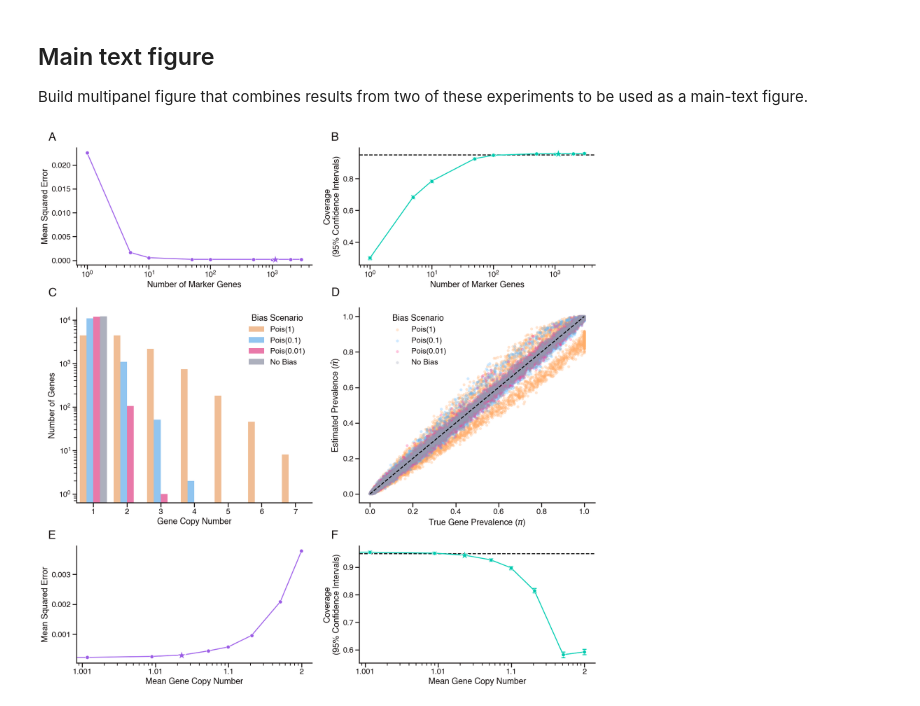
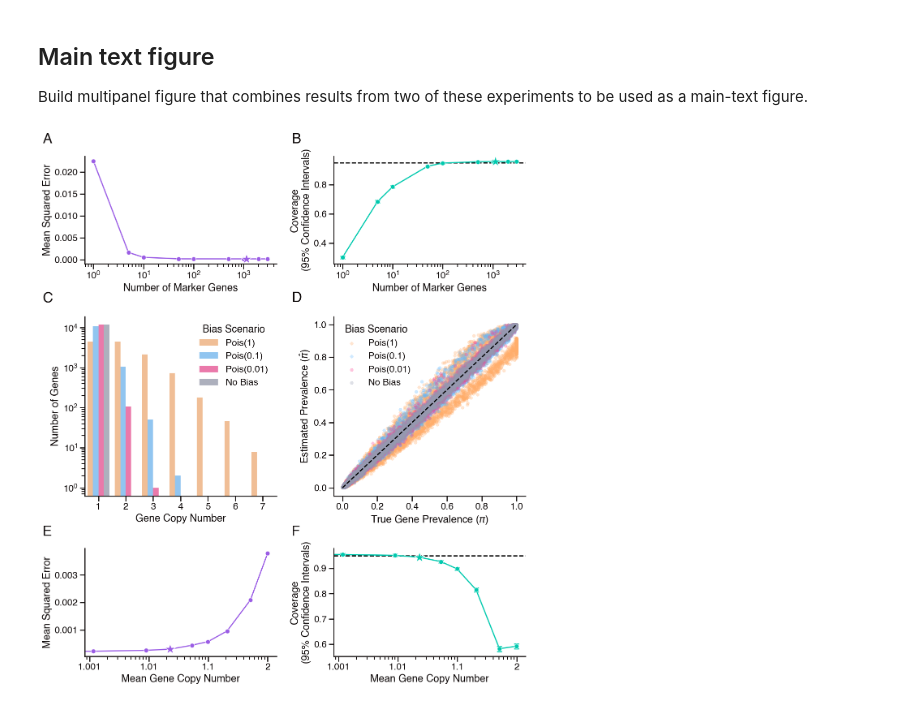
Before and after one commit to blasks/gene-prevalence, a Jupyter notebook: experiments/3-model-misspecification-simulations.ipynb, the cells around one changed output. Cells and saved outputs as stored; diff of their text form; code cells hidden in the pictures.

Commit message:
couple more figure tweaks

```diff
--- a/experiments/3-model-misspecification-simulations.ipynb
+++ b/experiments/3-model-misspecification-simulations.ipynb
@@ -842,12 +842,12 @@ Build multipanel figure that combines results from two of these experiments to b
 # and the copy number bias simulations, with shared legends for the bias scenarios and consistent color schemes across all panels
 
 # build compound figure with 3 rows and 2 columns
-fig = plt.figure(figsize=(20, 20))
-gs = fig.add_gridspec(3, 2, height_ratios=[0.6, 1, 0.6], hspace=0.3, wspace=0.2)
+fig = plt.figure(figsize=(14, 16))
+gs = fig.add_gridspec(3, 2, height_ratios=[0.6, 1, 0.6], hspace=0.4, wspace=0.3)
 
 # annotation specs
 annotation_kwargs = dict(
-    xy=(-0.12, 1.06),
+    xy=(-0.22, 1.12),
     xycoords='axes fraction',
     fontsize=25,
     fontweight='bold'
@@ -924,6 +924,7 @@ ax3.set_ylabel("Number of Genes")
 ax3.set_yscale('log')
 ax3.legend(title="Bias Scenario")
 # ax3.legend(title="Bias Scenario", bbox_to_anchor=(0.1, 1), loc='upper left')
+annotation_kwargs['xy'] = (-0.22, 1.08)
 ax3.annotate("C", **annotation_kwargs)
 
 # plot D: scatterplots of true pi values vs. estimated pi values for each beta distribution parameter
@@ -943,8 +944,8 @@ for i, label in enumerate(subset):
 ax4.plot([0, 1], [0, 1], color='black', linestyle='--', zorder=1)
 ax4.set_xlabel(r"True Gene Prevalence ($\pi$)")
 ax4.set_ylabel(r"Estimated Prevalence ($\hat{\pi}$)")
-ax4.legend(title="Bias Scenario", bbox_to_anchor=(0.1, 1), loc='upper left')
-# ax4.legend(title="Bias Scenario")
+# ax4.legend(title="Bias Scenario", bbox_to_anchor=(0.1, 1), loc='upper left')
+ax4.legend(title="Bias Scenario")
 ax4.annotate("D", **annotation_kwargs)
 
 # plot E: MSE of estimated pi values compared to true pi values for each beta distribution parameter (overall category)
@@ -968,7 +969,8 @@ ax5.set_xticklabels(['1.001', '1.01', '1.1', '2'])
 mse_0023 = overall_cn_df[overall_cn_df['label'] == 'Pois(0.023)']['mse'].values[0]
 mean_cn_minus_one_0023 = overall_cn_df[overall_cn_df['label'] == 'Pois(0.023)']['mean_cn_minus_one'].values[0]
 ax5.plot(mean_cn_minus_one_0023, mse_0023, marker='*', color=palette[0], markersize=20, markeredgecolor='white')
-# annotation for subplot C
+# annotation for subplot E
+annotation_kwargs['xy'] = (-0.22, 1.12)
 ax5.annotate("E", **annotation_kwargs)
 
 # plot F: coverage of confidence intervals for each beta distribution parameter (overall category)
@@ -984,31 +986,31 @@ sns.lineplot(
 )
 # add error bars for +/- 2 standard errors of the coverage estimate
 ax6.errorbar(
     x=overall_cn_df['mean_cn_minus_one'],
     y=overall_cn_df['coverage'],
     yerr=(overall_cn_df['se_coverage'] * 2),  # 2 standard errors for approximate 95% confidence interval
     fmt='none',
     ecolor=palette[2],
     elinewidth=2,
     capsize=4,
     capthick=2,
     zorder=0
 )
 ax6.set_xlabel("Mean Gene Copy Number")
 ax6.set_xscale('log')
 ax6.set_ylabel(f"Coverage\n({(1 - ci_alpha):.0%} Confidence Intervals)")
 ax6.axhline(1 - ci_alpha, color='black', linestyle='--', zorder=1)
 # change x-tick labels to reflect copy number
 ax6.set_xticks([0.001, 0.01, 0.1, 1])
 ax6.set_xticklabels(['1.001', '1.01', '1.1', '2'])
 # mark the coverage for Pois(0.023) with a star
 coverage_0023 = overall_cn_df[overall_cn_df['label'] == 'Pois(0.023)']['coverage'].values[0]
 ax6.plot(mean_cn_minus_one_0023, coverage_0023, marker='*', color=palette[2], markersize=20, markeredgecolor='white')
 # annotation for subplot F
 ax6.annotate("F", **annotation_kwargs)
 
 # show and save the figure
 # plt.savefig("model-robustness-experiments.png", dpi=300, bbox_inches='tight')
 plt.show()
 # %% [output]
-[figure, old version]
+[figure, new version]
```
